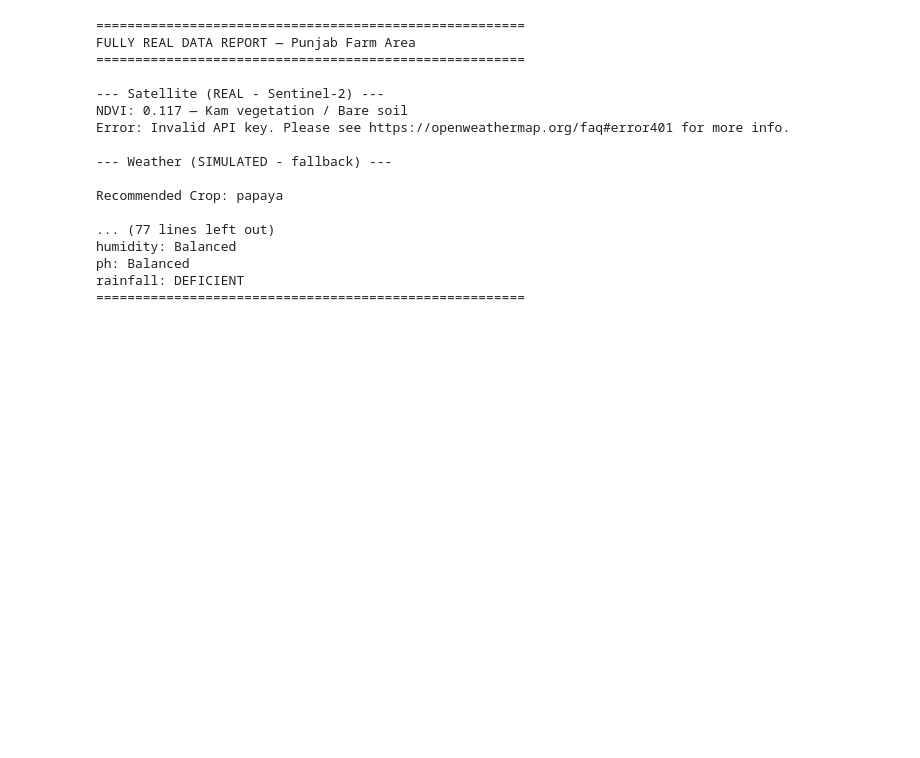
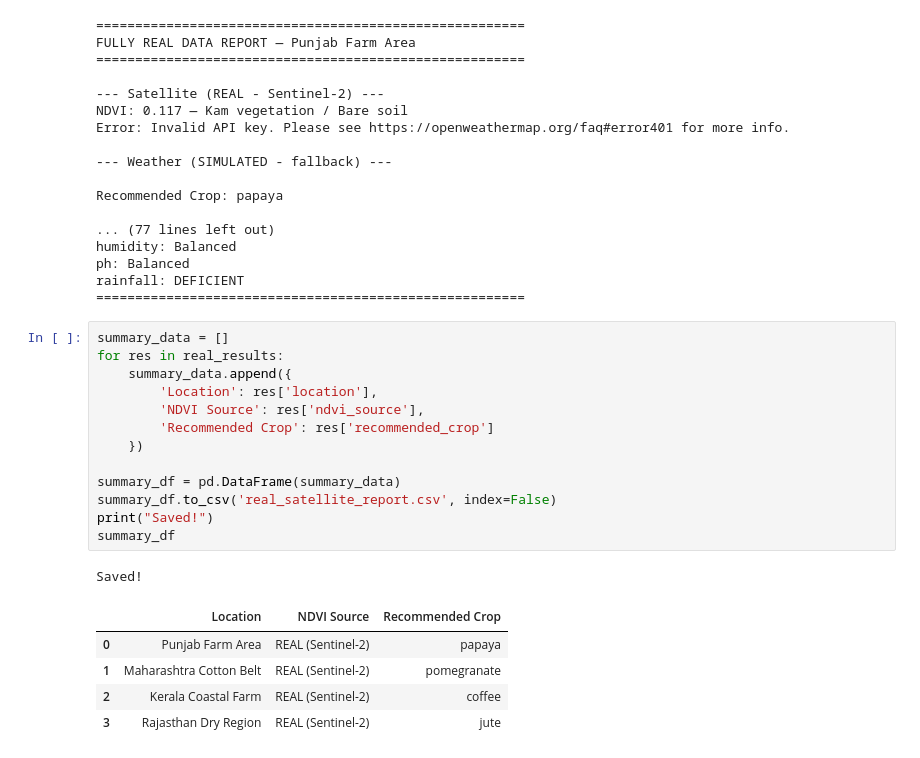
Before and after one commit to Shekhar9336/crop-soil-analysis-project_advanced, a Jupyter notebook: Untitled.ipynb, the cells around one changed output. Saved outputs shown, nothing was run; the diff lists cells and outputs as text; blank space fills up the shorter version.

```diff
--- a/Untitled.ipynb
+++ b/Untitled.ipynb
@@ -848,3 +848,23 @@ humidity: Balanced
 ph: Balanced
 rainfall: DEFICIENT
 =======================================================
+# %%
+summary_data = []
+for res in real_results:
+    summary_data.append({
+        'Location': res['location'],
+        'NDVI Source': res['ndvi_source'],
+        'Recommended Crop': res['recommended_crop']
+    })
+
+summary_df = pd.DataFrame(summary_data)
+summary_df.to_csv('real_satellite_report.csv', index=False)
+print("Saved!")
+summary_df
+# %% [output]
+Saved!
+|  | Location | NDVI Source | Recommended Crop |
+| 0 | Punjab Farm Area | REAL (Sentinel-2) | papaya |
+| 1 | Maharashtra Cotton Belt | REAL (Sentinel-2) | pomegranate |
+| 2 | Kerala Coastal Farm | REAL (Sentinel-2) | coffee |
+| 3 | Rajasthan Dry Region | REAL (Sentinel-2) | jute |
```
Also changed, not shown: parts of 2 cells of this notebook, 1 other file.
